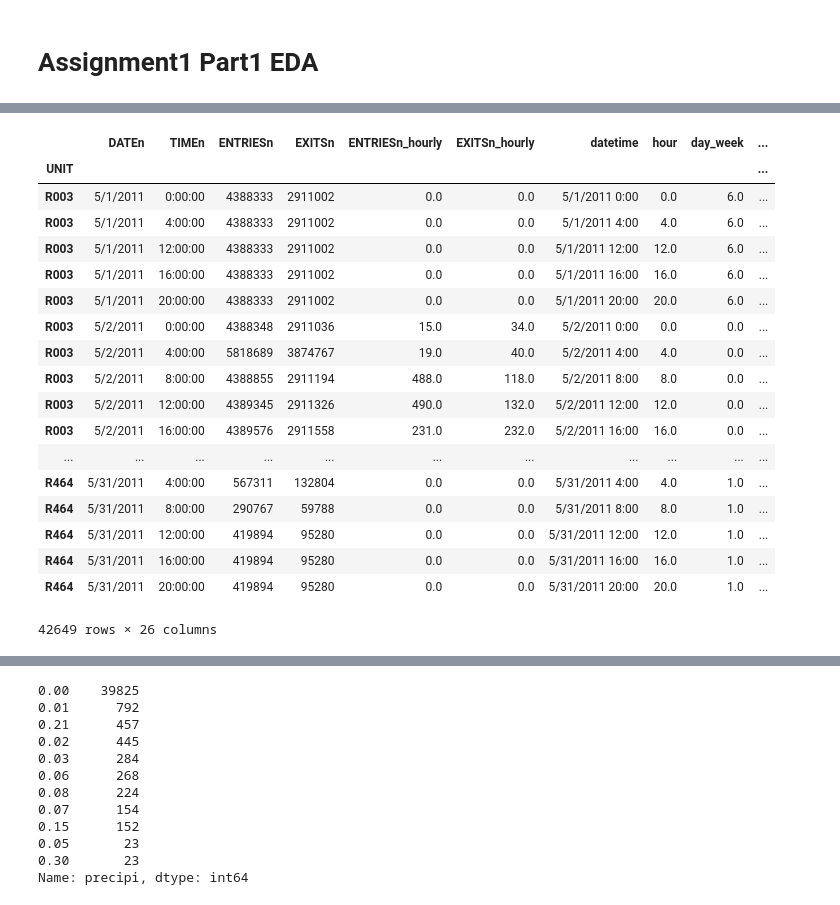
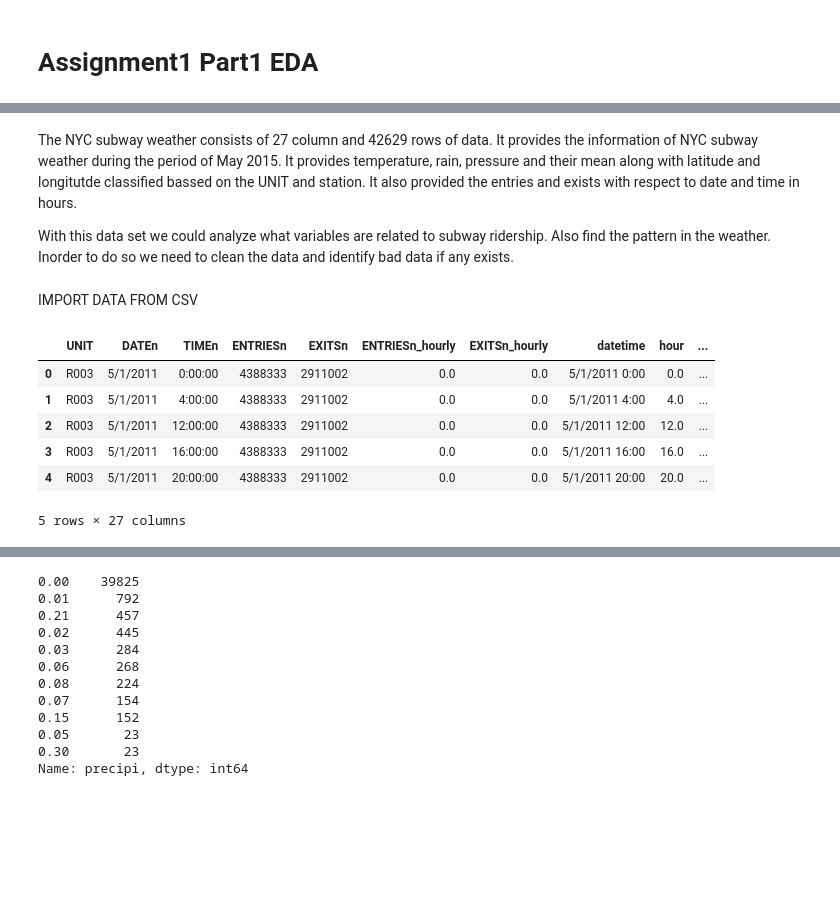
Before and after one commit to AswathKiruba/Python, a Jupyter notebook: EDA/NYC_Weather_EDA.ipynb, the cells around one changed output, grey strips where cells are left out. Saved outputs shown, nothing was run; the diff lists cells and outputs as text; code cells hidden in the pictures; blank space fills up the shorter version.

Commit message:
EDA of New Yok Subway Data set
Exploratory Data Analysis of New Yok Subway Data set

```diff
--- a/EDA/NYC_Weather_EDA.ipynb
+++ b/EDA/NYC_Weather_EDA.ipynb
@@ -5,3 +5,9 @@ Import data from excel sheet
+# %% [markdown]
+The NYC subway weather consists of 27 column and 42629 rows of data. It provides the information of NYC subway weather during the period of May 2015. It provides temperature, rain, pressure and their mean along with latitude and longitutde classified bassed on the UNIT and station. It also provided the entries and exists with respect to date and time in hours.
+
+With this data set we could analyze what variables are related to subway ridership. Also find the pattern in the weather. Inorder to do so we need to clean the data and identify bad data if any exists.
+# %% [markdown]
+IMPORT DATA FROM CSV
 # %%
 #standard
 import numpy as np
@@ -18,26 +24,15 @@ import seaborn as sns
 # %%
 %matplotlib inline
 # %%
-nyc_sub = pd.DataFrame.from_csv('C:/Users/aswat/nyc_subway_weather.csv')
+#import from csv
+nyc_sub = pd.read_csv('C:/Users/aswat/nyc_subway_weather.csv')
 # %%
-nyc_sub
+nyc_sub.head()
 # %% [output]
-|  | DATEn | TIMEn | ENTRIESn | EXITSn | ENTRIESn_hourly | EXITSn_hourly | datetime | hour | day_week | ... |
-| UNIT |  |  |  |  |  |  |  |  |  | ... |
-| R003 | 5/1/2011 | 0:00:00 | 4388333 | 2911002 | 0.0 | 0.0 | 5/1/2011 0:00 | 0.0 | 6.0 | ... |
-| R003 | 5/1/2011 | 4:00:00 | 4388333 | 2911002 | 0.0 | 0.0 | 5/1/2011 4:00 | 4.0 | 6.0 | ... |
-| R003 | 5/1/2011 | 12:00:00 | 4388333 | 2911002 | 0.0 | 0.0 | 5/1/2011 12:00 | 12.0 | 6.0 | ... |
-| R003 | 5/1/2011 | 16:00:00 | 4388333 | 2911002 | 0.0 | 0.0 | 5/1/2011 16:00 | 16.0 | 6.0 | ... |
-| R003 | 5/1/2011 | 20:00:00 | 4388333 | 2911002 | 0.0 | 0.0 | 5/1/2011 20:00 | 20.0 | 6.0 | ... |
-| R003 | 5/2/2011 | 0:00:00 | 4388348 | 2911036 | 15.0 | 34.0 | 5/2/2011 0:00 | 0.0 | 0.0 | ... |
-| R003 | 5/2/2011 | 4:00:00 | 5818689 | 3874767 | 19.0 | 40.0 | 5/2/2011 4:00 | 4.0 | 0.0 | ... |
-| R003 | 5/2/2011 | 8:00:00 | 4388855 | 2911194 | 488.0 | 118.0 | 5/2/2011 8:00 | 8.0 | 0.0 | ... |
-| R003 | 5/2/2011 | 12:00:00 | 4389345 | 2911326 | 490.0 | 132.0 | 5/2/2011 12:00 | 12.0 | 0.0 | ... |
-| R003 | 5/2/2011 | 16:00:00 | 4389576 | 2911558 | 231.0 | 232.0 | 5/2/2011 16:00 | 16.0 | 0.0 | ... |
-| ... | ... | ... | ... | ... | ... | ... | ... | ... | ... | ... |
-| R464 | 5/31/2011 | 4:00:00 | 567311 | 132804 | 0.0 | 0.0 | 5/31/2011 4:00 | 4.0 | 1.0 | ... |
-| R464 | 5/31/2011 | 8:00:00 | 290767 | 59788 | 0.0 | 0.0 | 5/31/2011 8:00 | 8.0 | 1.0 | ... |
-| R464 | 5/31/2011 | 12:00:00 | 419894 | 95280 | 0.0 | 0.0 | 5/31/2011 12:00 | 12.0 | 1.0 | ... |
-| R464 | 5/31/2011 | 16:00:00 | 419894 | 95280 | 0.0 | 0.0 | 5/31/2011 16:00 | 16.0 | 1.0 | ... |
-| R464 | 5/31/2011 | 20:00:00 | 419894 | 95280 | 0.0 | 0.0 | 5/31/2011 20:00 | 20.0 | 1.0 | ... |
+|  | UNIT | DATEn | TIMEn | ENTRIESn | EXITSn | ENTRIESn_hourly | EXITSn_hourly | datetime | hour | ... |
+| 0 | R003 | 5/1/2011 | 0:00:00 | 4388333 | 2911002 | 0.0 | 0.0 | 5/1/2011 0:00 | 0.0 | ... |
+| 1 | R003 | 5/1/2011 | 4:00:00 | 4388333 | 2911002 | 0.0 | 0.0 | 5/1/2011 4:00 | 4.0 | ... |
+| 2 | R003 | 5/1/2011 | 12:00:00 | 4388333 | 2911002 | 0.0 | 0.0 | 5/1/2011 12:00 | 12.0 | ... |
+| 3 | R003 | 5/1/2011 | 16:00:00 | 4388333 | 2911002 | 0.0 | 0.0 | 5/1/2011 16:00 | 16.0 | ... |
+| 4 | R003 | 5/1/2011 | 20:00:00 | 4388333 | 2911002 | 0.0 | 0.0 | 5/1/2011 20:00 | 20.0 | ... |
-42649 rows × 26 columns
+5 rows × 27 columns
```
Also changed, not shown: parts of 66 cells of this notebook.
